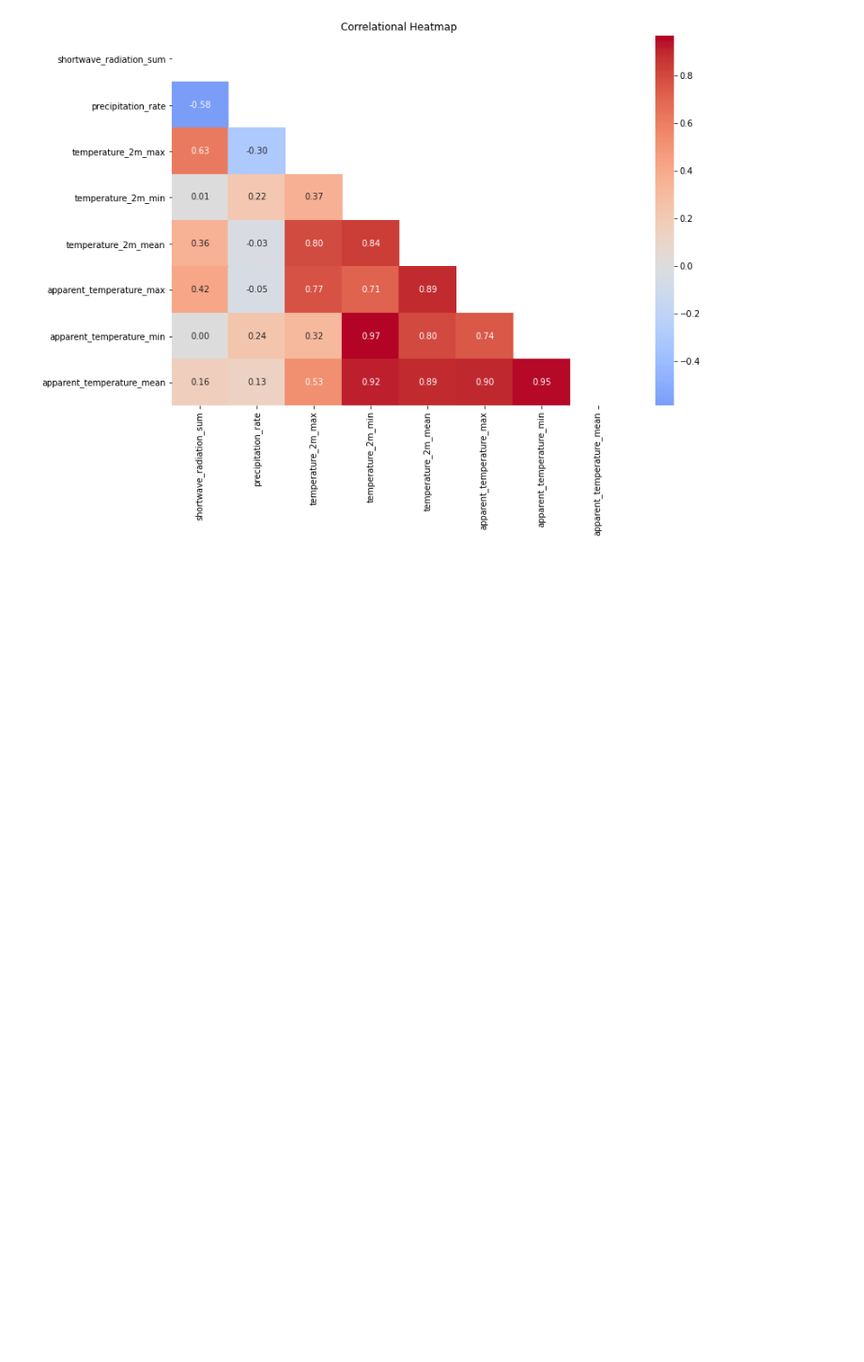
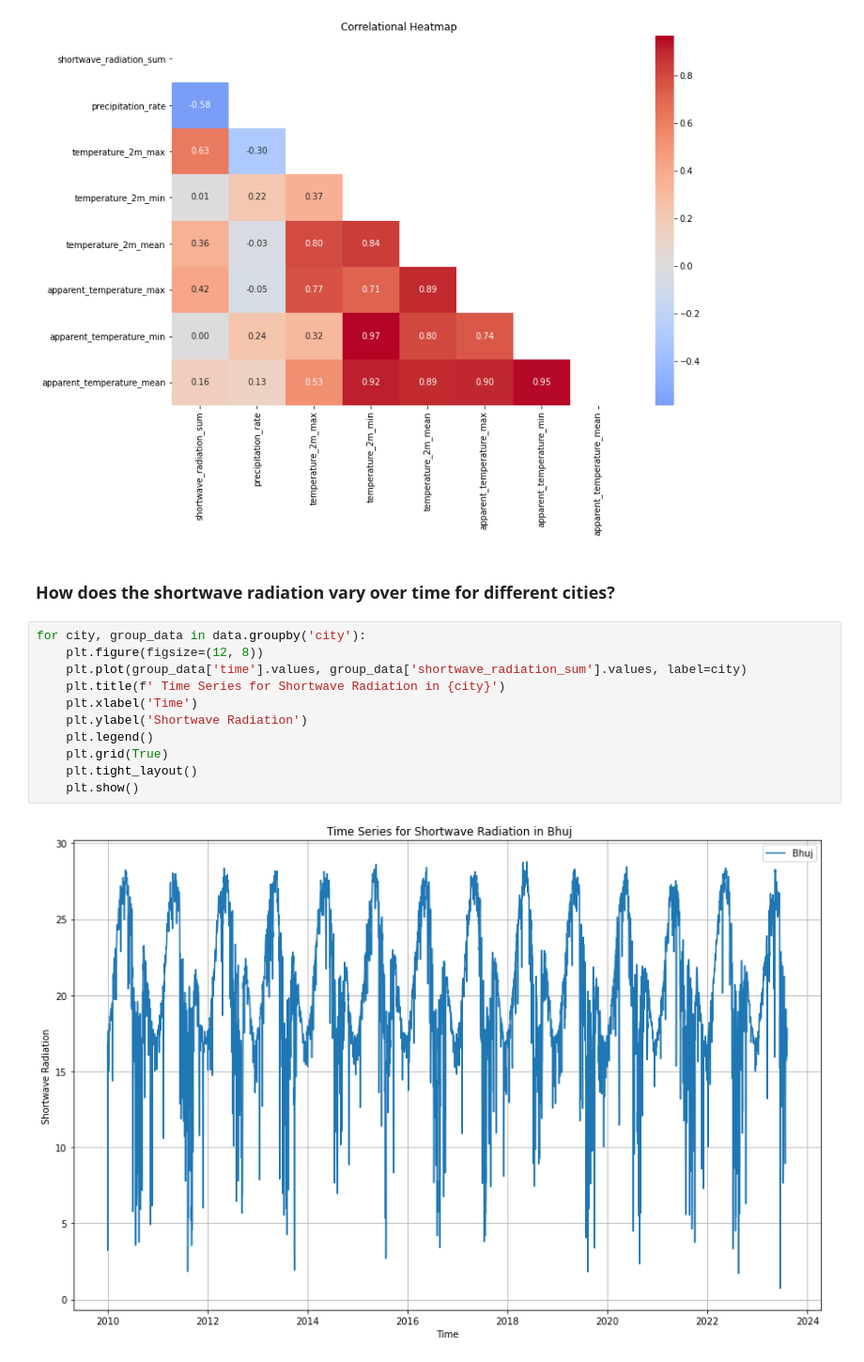
Before and after one commit to OmdenaAI/karachi-pakistan-weather-prediction, a Jupyter notebook: src/tasks/task-2-EDA/eda_shortwave_radiation.ipynb, the cells around one changed output. Shown at 94% size. Drawn from its saved outputs; the diff is of its cells as text; blank space fills up the shorter version.

Commit message:
EDA shortwave_radiation_sum- WIP

```diff
--- a/src/tasks/task-2-EDA/eda_shortwave_radiation.ipynb
+++ b/src/tasks/task-2-EDA/eda_shortwave_radiation.ipynb
@@ -118,3 +117,18 @@ plt.title('Correlational Heatmap')
 plt.show()
 # %% [output]
 [figure]
+# %% [markdown]
+### How does the shortwave radiation vary over time for different cities?
+# %%
+for city, group_data in data.groupby('city'):
+    plt.figure(figsize=(12, 8))
+    plt.plot(group_data['time'].values, group_data['shortwave_radiation_sum'].values, label=city)
+    plt.title(f' Time Series for Shortwave Radiation in {city}')
+    plt.xlabel('Time')
+    plt.ylabel('Shortwave Radiation')
+    plt.legend()
+    plt.grid(True)
+    plt.tight_layout()
+    plt.show()
+# %% [output]
+[figure, added]
```
Also changed, not shown: parts of 4 cells of this notebook.
